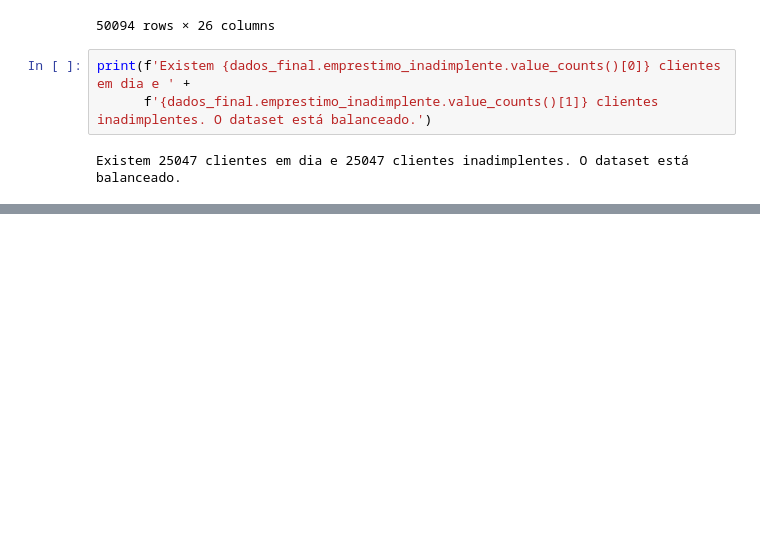
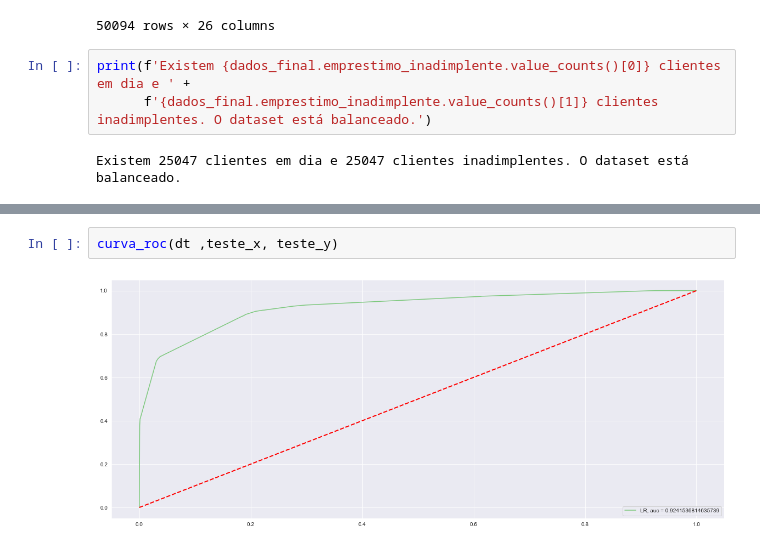
Before and after one commit to mavenceslau/Challenge-Data-Science-Alura-Cash, a Jupyter notebook: notebooks/Notebook_03_Modelos_Machine_Learning.ipynb, the cells around one changed output, grey strips where cells are left out. Saved outputs shown, nothing was run; the diff lists cells and outputs as text; blank space fills up the shorter version.

```diff
--- a/notebooks/Notebook_03_Modelos_Machine_Learning.ipynb
+++ b/notebooks/Notebook_03_Modelos_Machine_Learning.ipynb
@@ -135,0 +262,4 @@ Existem 25047 clientes em dia e 25047 clientes inadimplentes. O dataset está ba
+# %%
+curva_roc(dt ,teste_x, teste_y)
+# %% [output]
+[figure, added]
```
Also changed, not shown: parts of 39 cells of this notebook, 2 other files.
